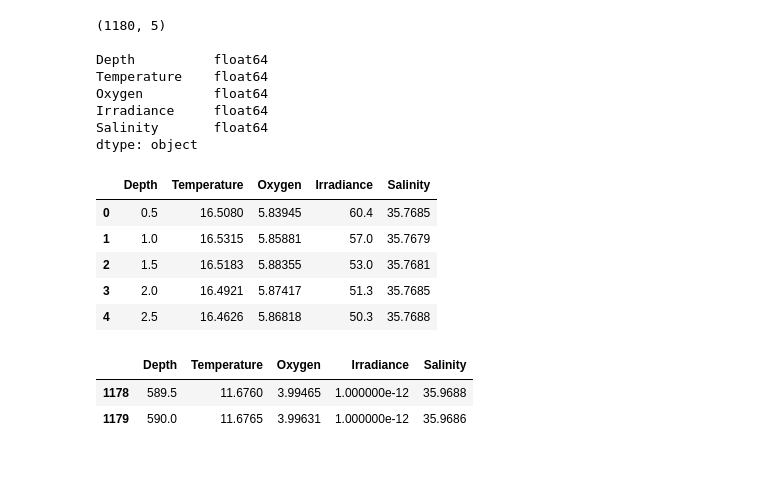
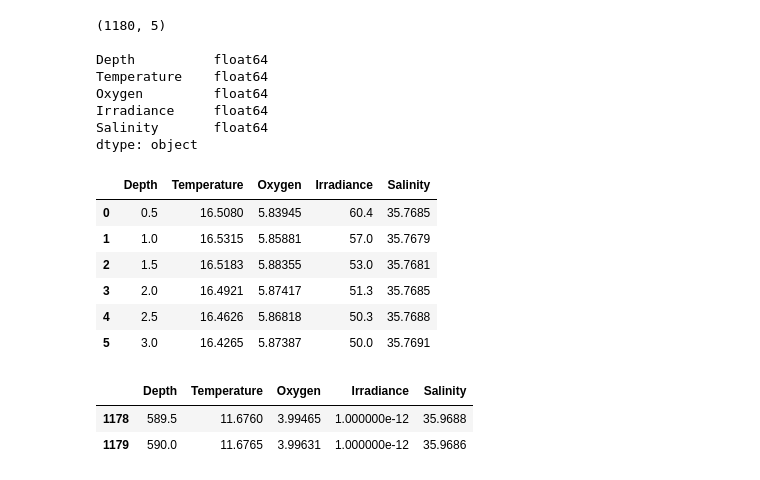
Before and after one commit to ueapy/ppd_python, a Jupyter notebook: notebooks/09-Pandas-Intro.ipynb, the cells around one changed output. Cells and saved outputs as stored; diff of their text form; code cells hidden in the pictures.

```diff
--- a/notebooks/09-Pandas-Intro.ipynb
+++ b/notebooks/09-Pandas-Intro.ipynb
@@ -74,13 +74,14 @@ Salinity       float64
 dtype: object
 # %%
 # View just the tip of data
-ctd_data.head(5)
+ctd_data.head(6)
 # %% [output]
 |  | Depth | Temperature | Oxygen | Irradiance | Salinity |
 | 0 | 0.5 | 16.5080 | 5.83945 | 60.4 | 35.7685 |
 | 1 | 1.0 | 16.5315 | 5.85881 | 57.0 | 35.7679 |
 | 2 | 1.5 | 16.5183 | 5.88355 | 53.0 | 35.7681 |
 | 3 | 2.0 | 16.4921 | 5.87417 | 51.3 | 35.7685 |
 | 4 | 2.5 | 16.4626 | 5.86818 | 50.3 | 35.7688 |
+| 5 | 3.0 | 16.4265 | 5.87387 | 50.0 | 35.7691 |
 # %%
 # View the last rows of data
```
Also changed, not shown: parts of 11 cells of this notebook.
